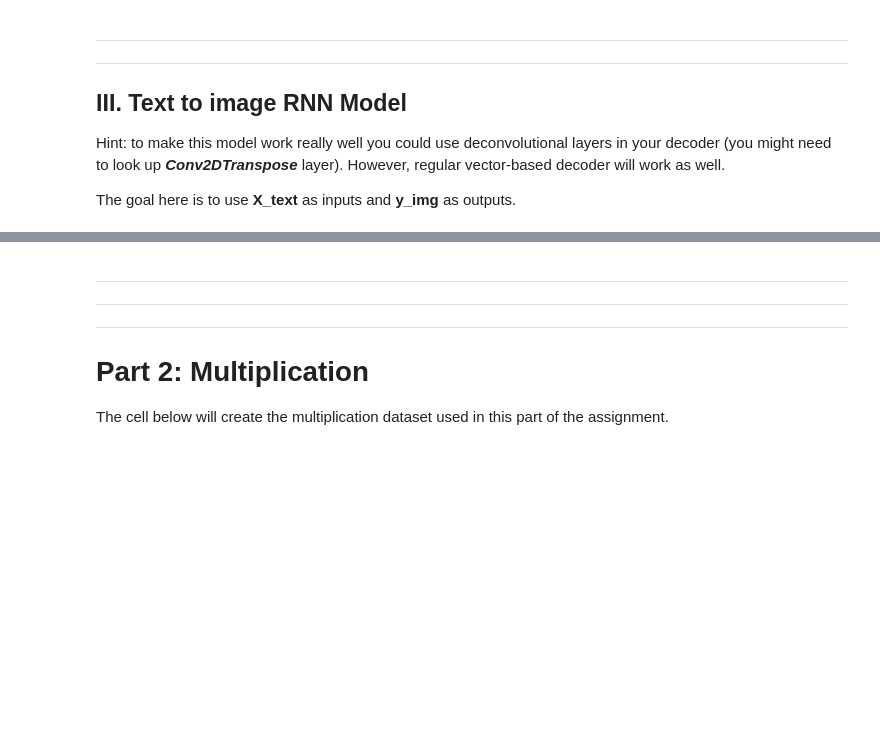
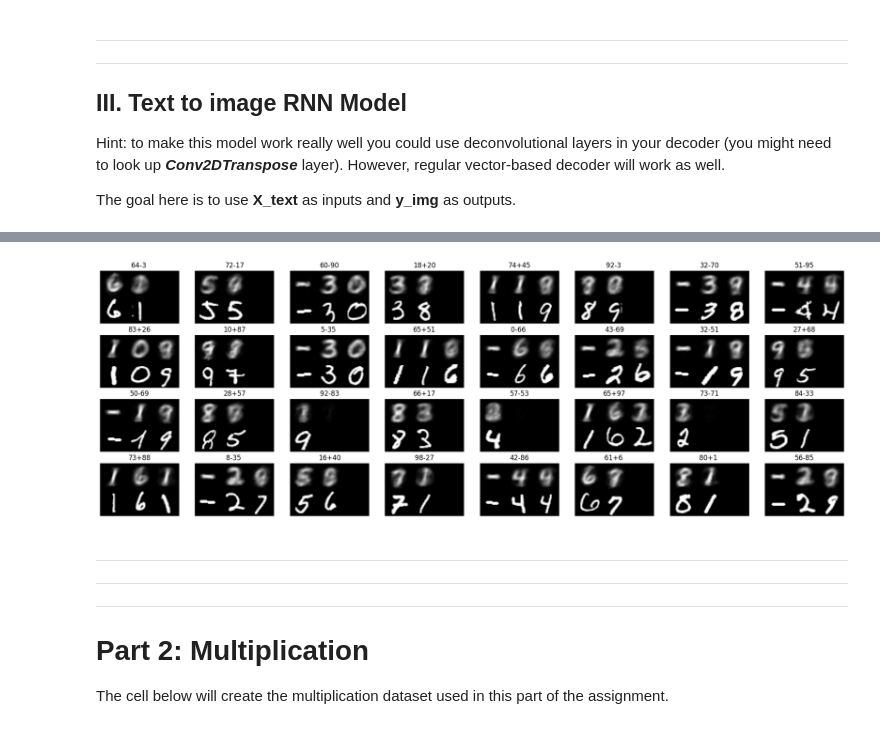
Before and after one commit to jaspermens/idl-assignments, a Jupyter notebook: A2/idl-a2.ipynb, the cells around one changed output, grey strips where cells are left out. Drawn from its saved outputs; the diff is of its cells as text; code cells hidden in the pictures; blank space fills up the shorter version.

```diff
--- a/A2/idl-a2.ipynb
+++ b/A2/idl-a2.ipynb
@@ -592,0 +703,39 @@ def build_text2image_model():
+# %%
+def plot_output(model):
+    grid_shape = [4, 8] # nrows, ncols of plot
+    n_samples = grid_shape[0] * grid_shape[1]
+    text_in = np.array([decode_labels(X_text_shuffled[i]) for i in range(n_samples)]).reshape(grid_shape)
+    img_true = y_img_shuffled[:n_samples].reshape(-1, 3, 28, 28)
+    img_out = model.predict(encode_labels(text_in.flatten()))
+    fig, axes = plt.subplots(*text_in.shape,
+                             figsize=[grid_shape[1]*3, grid_shape[0]*2]
+                            )
+
+    for img, ax, target, prompt in zip(img_out, axes.flatten(), img_true, text_in.flatten()):
+        combined_image = np.hstack(img.reshape(3, 28, 28))
+        target_image = np.hstack(target)
+        vertical_stack = np.vstack([combined_image, target_image])
+        ax.set_aspect('equal')
+        ax.axis('off')
+        ax.set_title(prompt)
+        ax.imshow(vertical_stack, cmap='Greys_r')
+#     fig.set_constrained_layout(True)
+#     fig.set_tight_layout(True)
+#     plt.subplots_adjust(hspace=.1)
+    plt.show()
+
+plot_output(ti_models[0])
+
+# seems like convergence is kind of hard to track, and the net doesn't train particularly quickly. BUT! after a while (like 50-100 epochs) the output starts to look kind of decent
+# just text2text but with 28x28 sigmoid dense nodes in the final (TD) layer, and using mse loss
+# I guess this doensn't really 'make mistakes' in the same way as the previous ones? idk- I guess this model is less confidently incorrect
+# I've only tried 50/50 train/test
+
+# Sometimes it's off by just 1 though - I'm looking at 92-83 after 50 epochs and it looks like it's really tempted to say 10
+# also, -29 and -30 (from 60-90)
+# seems like the ones place is the most fragile/fuzzy (just like with the text2text), which is interesting because that's not something we train explicitly.
+# I guess the LSTM cells just don't really know how to use the info correctly or something?
+# also now it confuses digits that just look similar (8 and 9, 5 and 6). Or at least it looks like it does
+
+# since these are testing images, they are not used for training. You can see that reflected in how the predicted number shapes don't match the 'correct' ones. The network is clearly not just memorizing here.
+# %% [output]
@@ -593,3 +743,4 @@ def build_text2image_model():
+[figure, added]
 # %% [markdown]
 
 ---
```
Also changed, not shown: parts of 8 cells of this notebook.
